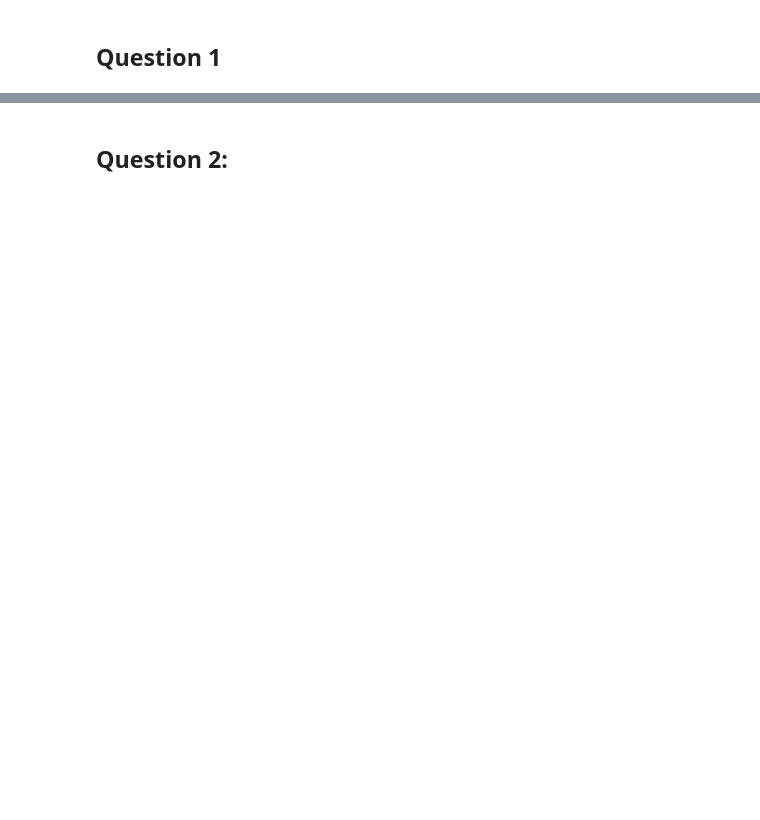
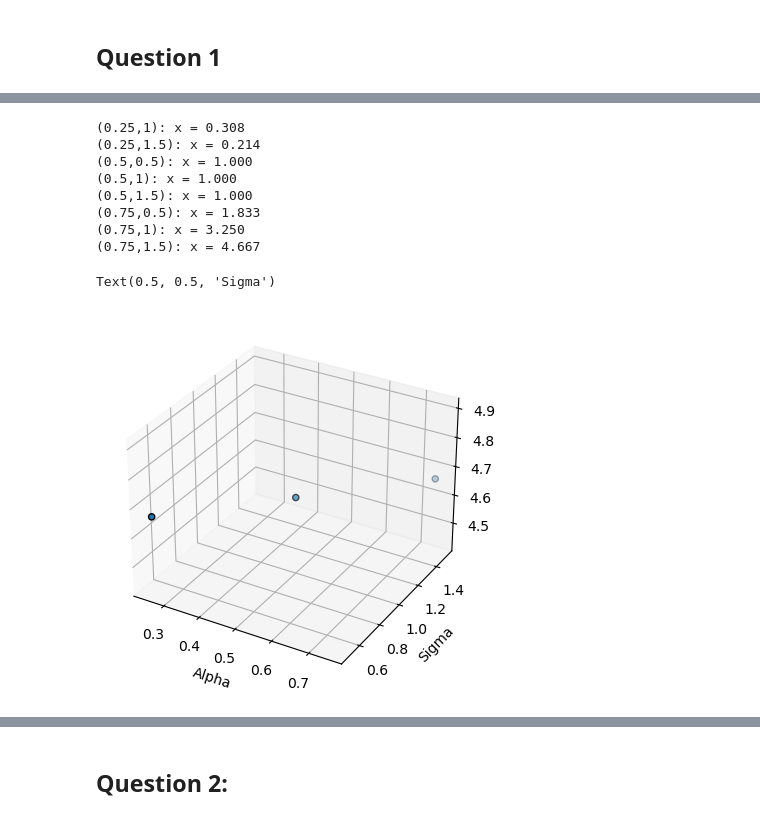
Before and after one commit to NumEconCopenhagen/projects-2023-siuuu, a Jupyter notebook: inauguralproject/Project_code.ipynb, the cells around one changed output, grey strips where cells are left out. Drawn from its saved outputs; the diff is of its cells as text; code cells hidden in the pictures; blank space fills up the shorter version.

```diff
--- a/inauguralproject/Project_code.ipynb
+++ b/inauguralproject/Project_code.ipynb
@@ -154,37 +154,35 @@ class HouseholdSpecializationModelClass:
         return opt
 
     def solve_cont(self,do_print=False):
-        """ solve model contionous """
 
         par = self.par
         sol = self.sol
-        opt = SimpleNamespace()
+        opt = SimpleNamespace
 
-        # a. all possible choices
-        x = np.arange(0, 24, 0.01)
-        LM,HM,LF,HF = np.meshgrid(x,x,x,x) # all combinations
+        def objective(x):
+            return self.calc_utility(x[0],x[1],x[2],x[3])
 
-        LM = LM.ravel() # vector
-        HM = HM.ravel()
-        LF = LF.ravel()
-        HF = HF.ravel()
+        obj = lambda x: - objective(x)
+        constraints = ({'type': 'ineq', 'fun': lambda x: (x[0]+x[1] - 24 ) and (x[0]+x[2] - 24)})
+        guess = [4]*4
+        bounds = [(0, 24)]*4
 
-        # b. calculate utility
-        u = self.calc_utility(LM,HM,LF,HF)
+        result = optimize.minimize(obj,
+                            guess,
+                            method='SLSQP',
+                            bounds=bounds,
+                            constraints=constraints)
 
-        # c. set to minus infinity if constraint is broken
-        I = (LM+HM > 24) | (LF+HF > 24) # | is "or"
-        u[I] = -np.inf
+        opt_result = {
+            'HF': result.x[0],
+            'HM': result.x[1],
+            'LF': result.x[2],
+            'LM': result.x[3],
+        }
 
-        # d. find maximizing argument
-        j = np.argmax(u)
+        return opt_result
 
-        opt.LM = LM[j]
-        opt.HM = HM[j]
-        opt.LF = LF[j]
-        opt.HF = HF[j]
-
-        # e. print
+        #print
         if do_print:
             for k,v in opt.__dict__.items():
                 print(f'{k} = {v:6.4f}')
@@ -204,5 +202,29 @@ for alpha in alpha_values:
         mo.par.alpha = alpha
         mo.par.sigma = sigma
         res = mo.solve_discrete()
-        print(f"alpha er {alpha} og sigma er {sigma}")
-        print(f"HF:{res.HF}/ HM:{res.HM} --> {res.HF/res.HM}")
+
+        print(f'({alpha},{sigma}): x = {res.HF/res.HM:.3f}')
+
+
+fig = plt.figure()
+ax = fig.add_subplot(1,1,1,projection='3d')
+ax.scatter3D(alpha_values, sigma_values, res.HF/res.HM ,edgecolor='black')
+
+# b. add labels
+ax.set_xlabel('Alpha')
+ax.set_ylabel('Sigma')
+
+fig = plt.figure()
+ax = fig.add_subplot(1,1,1, projection='3d')
+ax.plot_surface(sigma_values, alpha_values, res.HF/res.HM,alpha = 0.5)
+
+ax.scatter(x_gs_mesh, y_gs_mesh, g(x_gs_mesh,y_gs_mesh), marker='.', color='red', alpha=0.5, label='Grid points')
+ax.scatter(x_best, y_best, g(x_best,y_best), marker='o', s=30, color='black', label='Minimum, grid search')
+
+ax.scatter(res.x[0], res.x[1], res.fun, marker='o', s=30, color='magenta', label='Minimum, solver')
+
+ax.legend()
+ax.set_xlabel('$x$')
+ax.set_ylabel('$y$')
+ax.set_zlabel('$g(x,y)$');
+# %% [output]
@@ -209,3 +234,13 @@ for alpha in alpha_values:
+(0.25,1): x = 0.308
+(0.25,1.5): x = 0.214
+(0.5,0.5): x = 1.000
+(0.5,1): x = 1.000
+(0.5,1.5): x = 1.000
+(0.75,0.5): x = 1.833
+(0.75,1): x = 3.250
+(0.75,1.5): x = 4.667
+Text(0.5, 0.5, 'Sigma')
+[figure, added]
 # %%
 # Lister med alpha og sigma værdier til loop
 alpha_values = [0.25, 0.5, 0.75]
```
Also changed, not shown: parts of 6 cells of this notebook.
